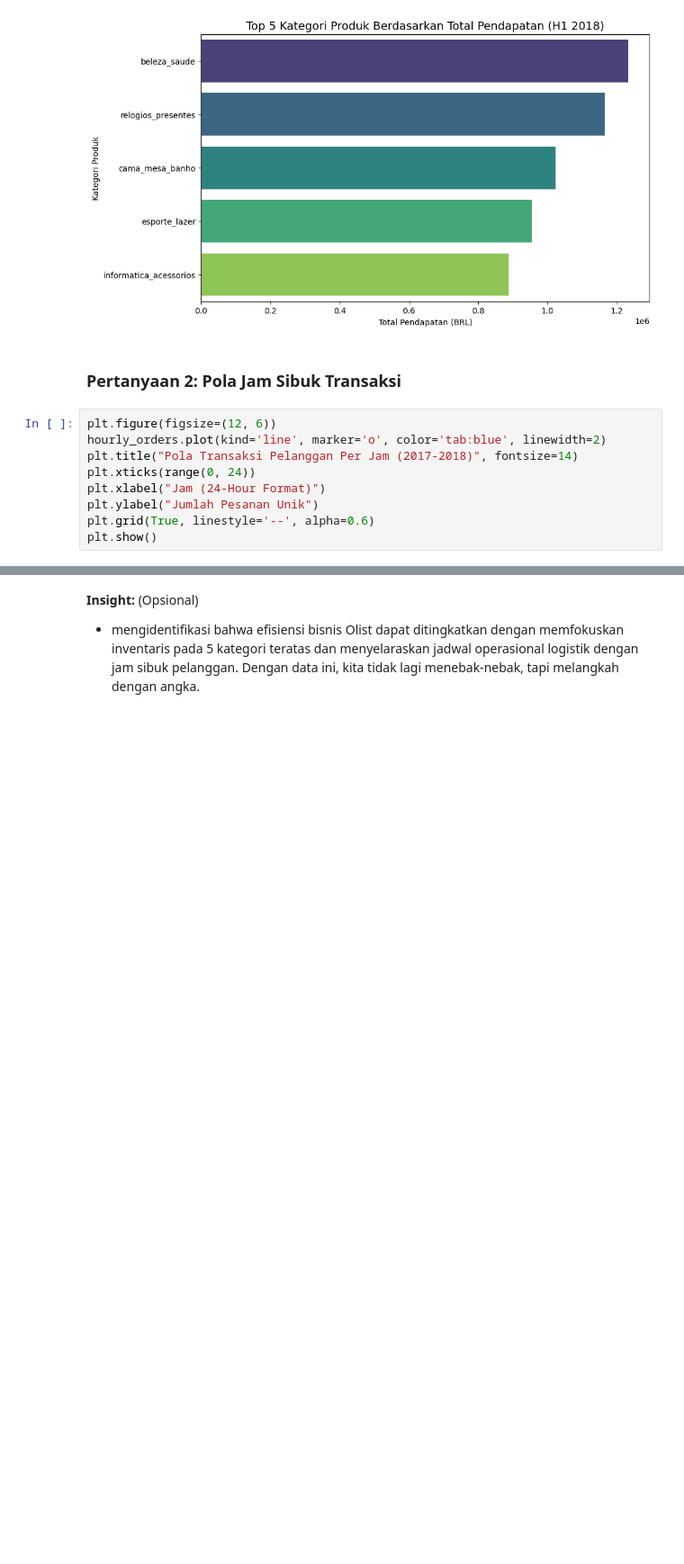
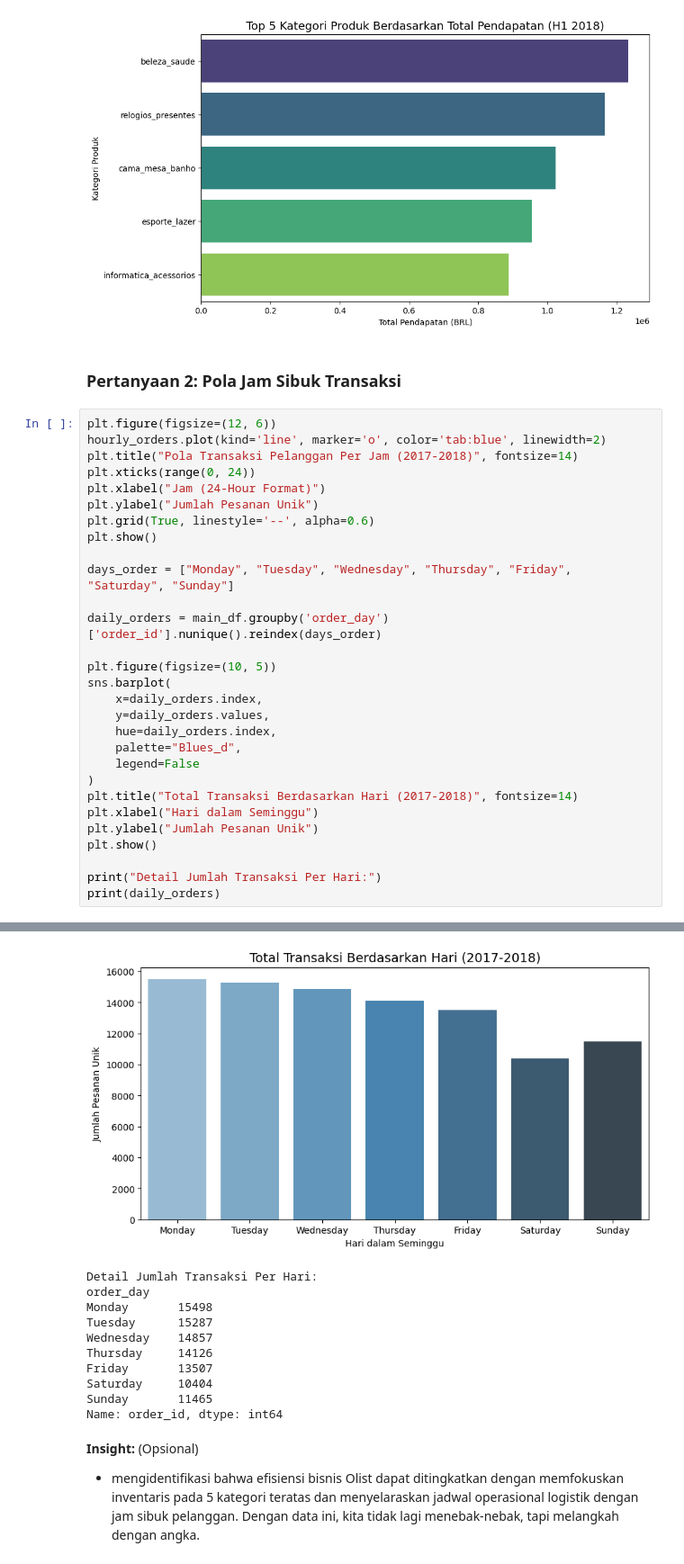
Before and after one commit to LuthfiyyahAdiska/OLIST-DASHBOARD, a Jupyter notebook: notebook.ipynb, the cells around one changed output, grey strips where cells are left out. Shown at 90% size. Drawn from its saved outputs; the diff is of its cells as text; blank space fills up the shorter version.

```diff
--- a/notebook.ipynb
+++ b/notebook.ipynb
@@ -251,14 +298,45 @@ Passing `palette` without assigning `hue` is deprecated and will be removed in v
 # %%
 plt.figure(figsize=(12, 6))
 hourly_orders.plot(kind='line', marker='o', color='tab:blue', linewidth=2)
 plt.title("Pola Transaksi Pelanggan Per Jam (2017-2018)", fontsize=14)
 plt.xticks(range(0, 24))
 plt.xlabel("Jam (24-Hour Format)")
 plt.ylabel("Jumlah Pesanan Unik")
 plt.grid(True, linestyle='--', alpha=0.6)
 plt.show()
+
+days_order = ["Monday", "Tuesday", "Wednesday", "Thursday", "Friday", "Saturday", "Sunday"]
+
+daily_orders = main_df.groupby('order_day')['order_id'].nunique().reindex(days_order)
+
+plt.figure(figsize=(10, 5))
+sns.barplot(
+    x=daily_orders.index,
+    y=daily_orders.values,
+    hue=daily_orders.index,
+    palette="Blues_d",
+    legend=False
+)
+plt.title("Total Transaksi Berdasarkan Hari (2017-2018)", fontsize=14)
+plt.xlabel("Hari dalam Seminggu")
+plt.ylabel("Jumlah Pesanan Unik")
+plt.show()
+
+print("Detail Jumlah Transaksi Per Hari:")
+print(daily_orders)
 # %% [output]
 [figure]
+[figure, added]
+Detail Jumlah Transaksi Per Hari:
+order_day
+Monday       15498
+Tuesday      15287
+Wednesday    14857
+Thursday     14126
+Friday       13507
+Saturday     10404
+Sunday       11465
+Name: order_id, dtype: int64
 # %% [markdown]
 **Insight:** (Opsional)
 - mengidentifikasi bahwa efisiensi bisnis Olist dapat ditingkatkan dengan memfokuskan inventaris pada 5 kategori teratas dan menyelaraskan jadwal operasional logistik dengan jam sibuk pelanggan. Dengan data ini, kita tidak lagi menebak-nebak, tapi melangkah dengan angka.
```
Also changed, not shown: parts of 7 cells of this notebook, 1 other file.
